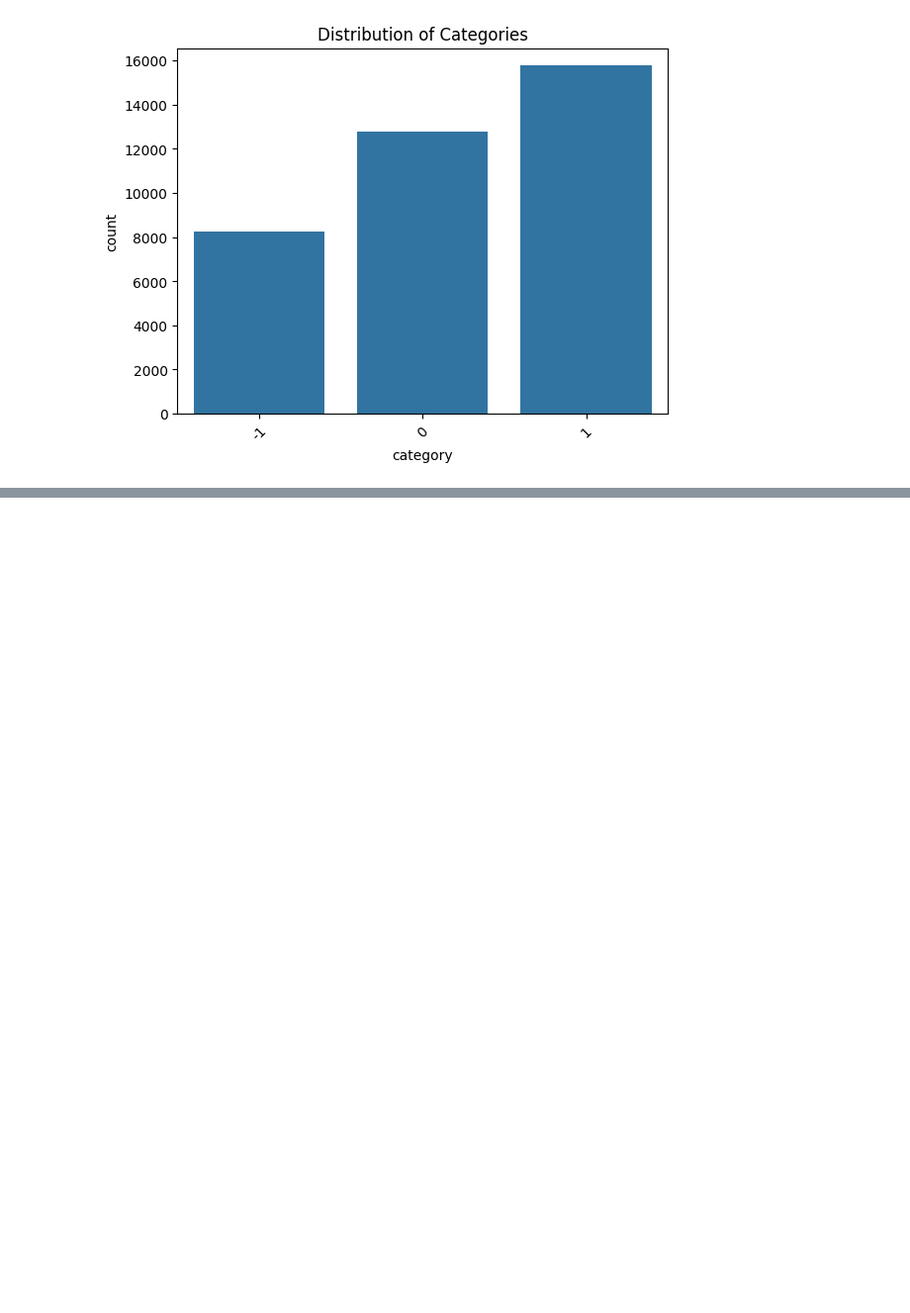
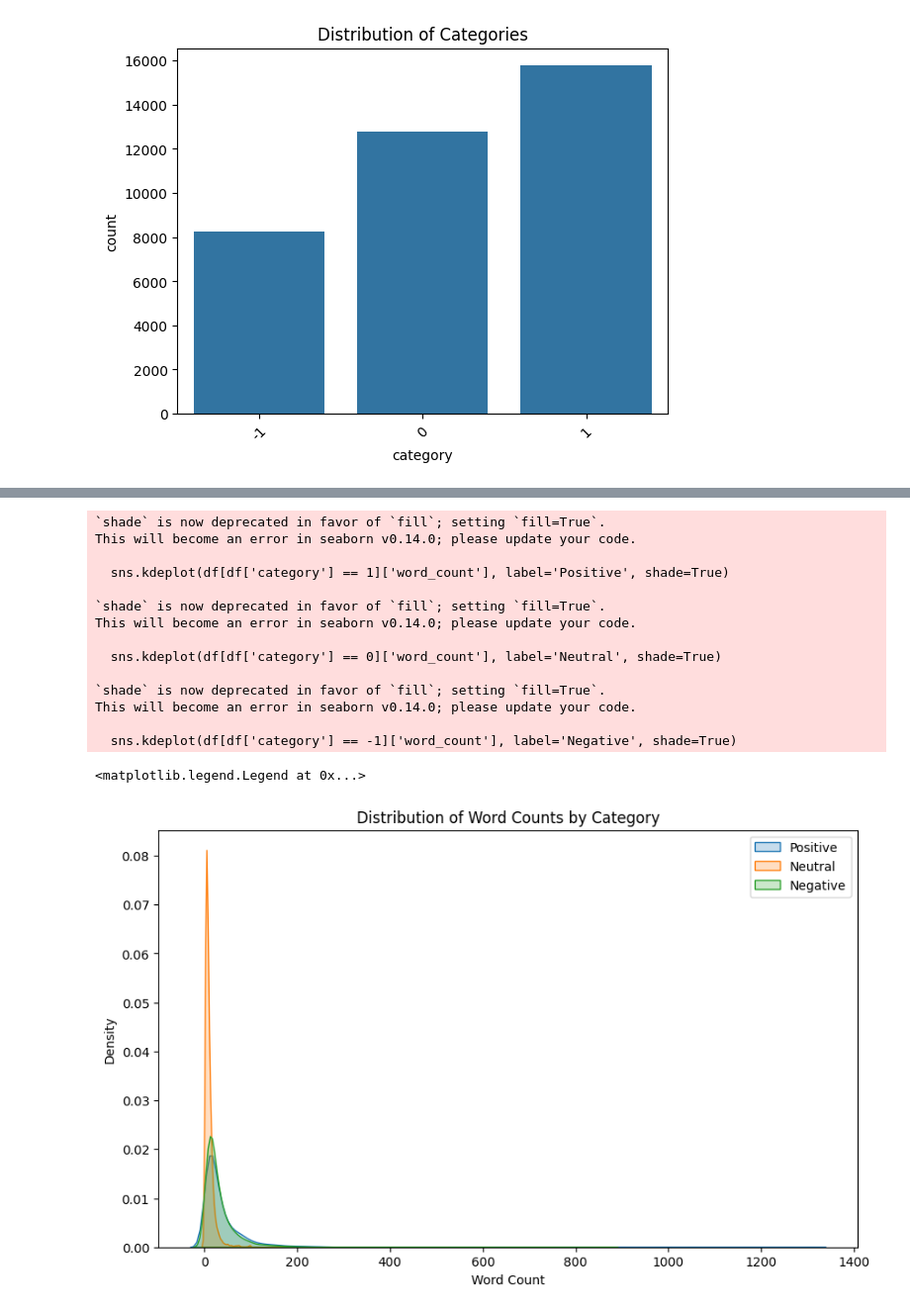
Before and after one commit to Aditya-Raj-Kaushik/ai, a Jupyter notebook: Preprocessing_EDA.ipynb, the cells around one changed output, grey strips where cells are left out. Shown at 99% size. Saved outputs shown, nothing was run; the diff lists cells and outputs as text; code cells hidden in the pictures; blank space fills up the shorter version.

```diff
--- a/Preprocessing_EDA.ipynb
+++ b/Preprocessing_EDA.ipynb
@@ -159,0 +197,29 @@ plt.show()
+# %%
+plt.figure(figsize=(10, 6))
+
+sns.kdeplot(df[df['category'] == 1]['word_count'], label='Positive', shade=True)
+
+sns.kdeplot(df[df['category'] == 0]['word_count'], label='Neutral', shade=True)
+
+sns.kdeplot(df[df['category'] == -1]['word_count'], label='Negative', shade=True)
+plt.xlabel('Word Count')
+plt.ylabel('Density')
+plt.title('Distribution of Word Counts by Category')
+plt.legend()
+# %% [output]
+`shade` is now deprecated in favor of `fill`; setting `fill=True`.
+This will become an error in seaborn v0.14.0; please update your code.
+
+  sns.kdeplot(df[df['category'] == 1]['word_count'], label='Positive', shade=True)
+
+`shade` is now deprecated in favor of `fill`; setting `fill=True`.
+This will become an error in seaborn v0.14.0; please update your code.
+
+  sns.kdeplot(df[df['category'] == 0]['word_count'], label='Neutral', shade=True)
+
+`shade` is now deprecated in favor of `fill`; setting `fill=True`.
+This will become an error in seaborn v0.14.0; please update your code.
+
+  sns.kdeplot(df[df['category'] == -1]['word_count'], label='Negative', shade=True)
+<matplotlib.legend.Legend at 0x...>
+[figure, added]
```
Also changed, not shown: parts of 11 cells of this notebook.
